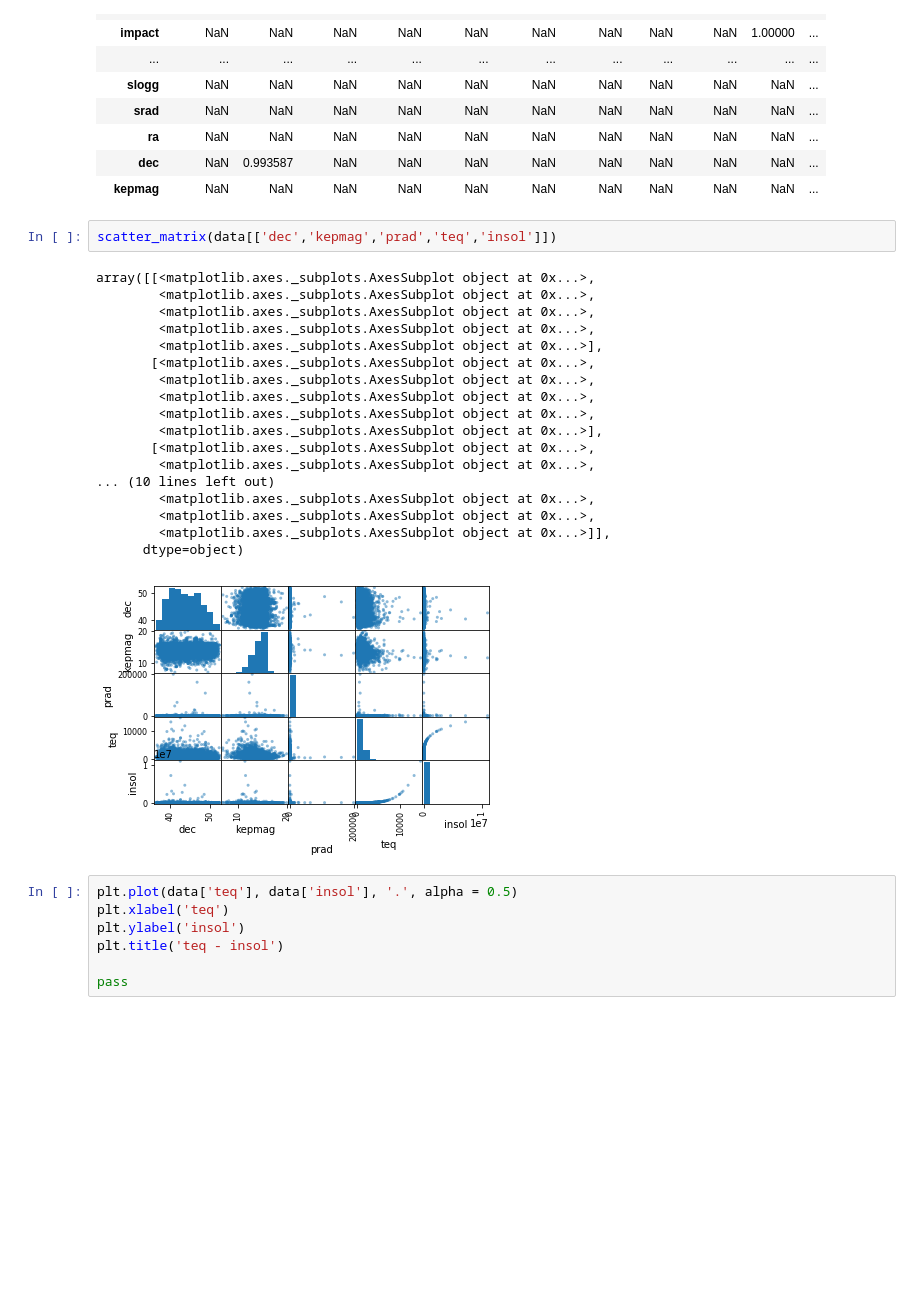
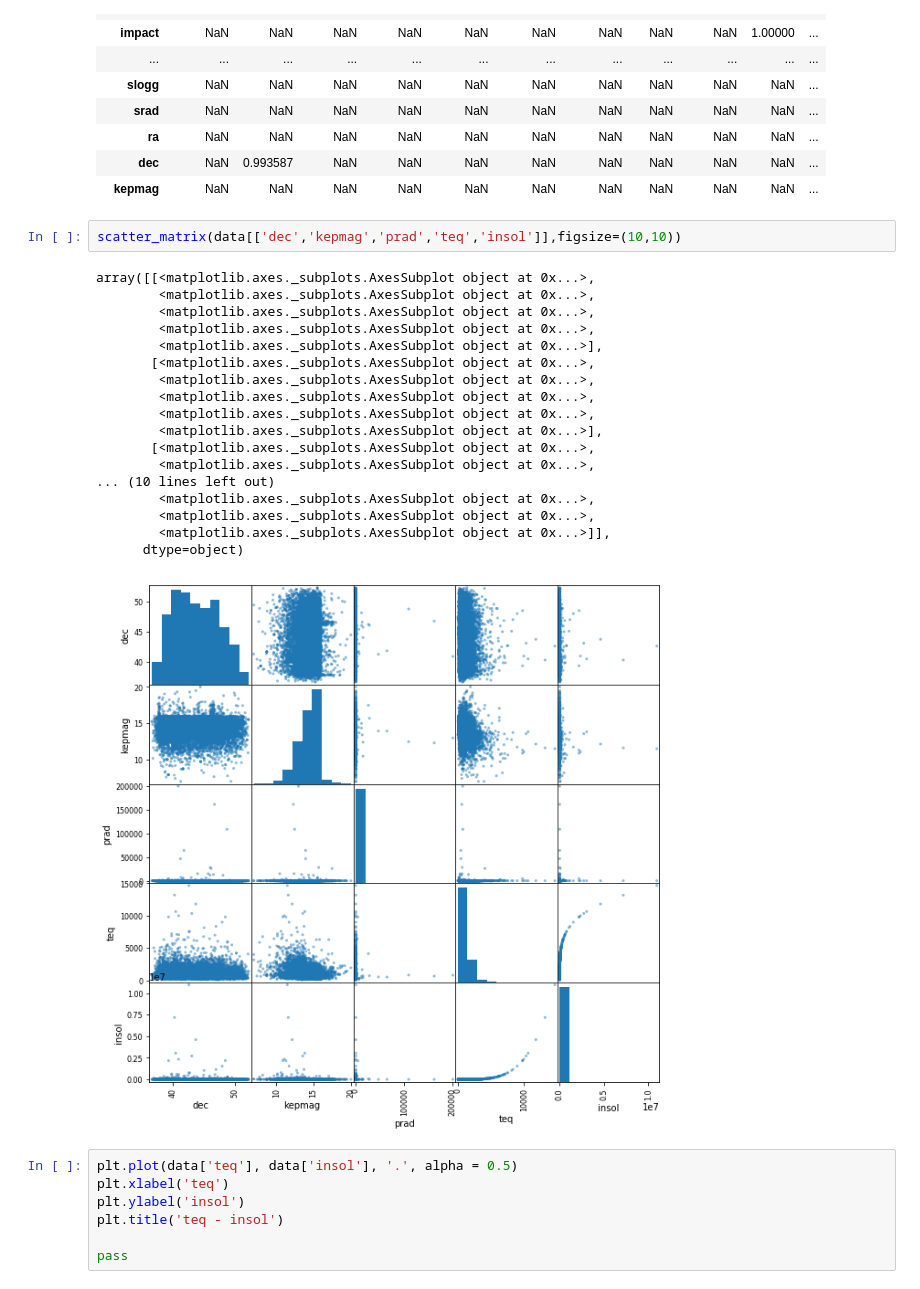
Before and after one commit to kkoryun/ML, a Jupyter notebook: HW1.ipynb, the cells around one changed output. Saved outputs shown, nothing was run; the diff lists cells and outputs as text; blank space fills up the shorter version.

```diff
--- a/HW1.ipynb
+++ b/HW1.ipynb
@@ -290,26 +258,26 @@ corr_mat.mask(mask_)
 | dec | NaN | 0.993587 | NaN | NaN | NaN | NaN | NaN | NaN | NaN | NaN | ... |
 | kepmag | NaN | NaN | NaN | NaN | NaN | NaN | NaN | NaN | NaN | NaN | ... |
 # %%
-scatter_matrix(data[['dec','kepmag','prad','teq','insol']])
+scatter_matrix(data[['dec','kepmag','prad','teq','insol']],figsize=(10,10))
 # %% [output]
 array([[<matplotlib.axes._subplots.AxesSubplot object at 0x...>,
         <matplotlib.axes._subplots.AxesSubplot object at 0x...>,
         <matplotlib.axes._subplots.AxesSubplot object at 0x...>,
         <matplotlib.axes._subplots.AxesSubplot object at 0x...>,
         <matplotlib.axes._subplots.AxesSubplot object at 0x...>],
        [<matplotlib.axes._subplots.AxesSubplot object at 0x...>,
         <matplotlib.axes._subplots.AxesSubplot object at 0x...>,
         <matplotlib.axes._subplots.AxesSubplot object at 0x...>,
         <matplotlib.axes._subplots.AxesSubplot object at 0x...>,
         <matplotlib.axes._subplots.AxesSubplot object at 0x...>],
        [<matplotlib.axes._subplots.AxesSubplot object at 0x...>,
         <matplotlib.axes._subplots.AxesSubplot object at 0x...>,
 ... (10 lines left out)
         <matplotlib.axes._subplots.AxesSubplot object at 0x...>,
         <matplotlib.axes._subplots.AxesSubplot object at 0x...>,
         <matplotlib.axes._subplots.AxesSubplot object at 0x...>]],
       dtype=object)
-[figure, old version]
+[figure, new version]
 # %%
 plt.plot(data['teq'], data['insol'], '.', alpha = 0.5)
 plt.xlabel('teq')
```
Also changed, not shown: parts of 101 cells of this notebook.
